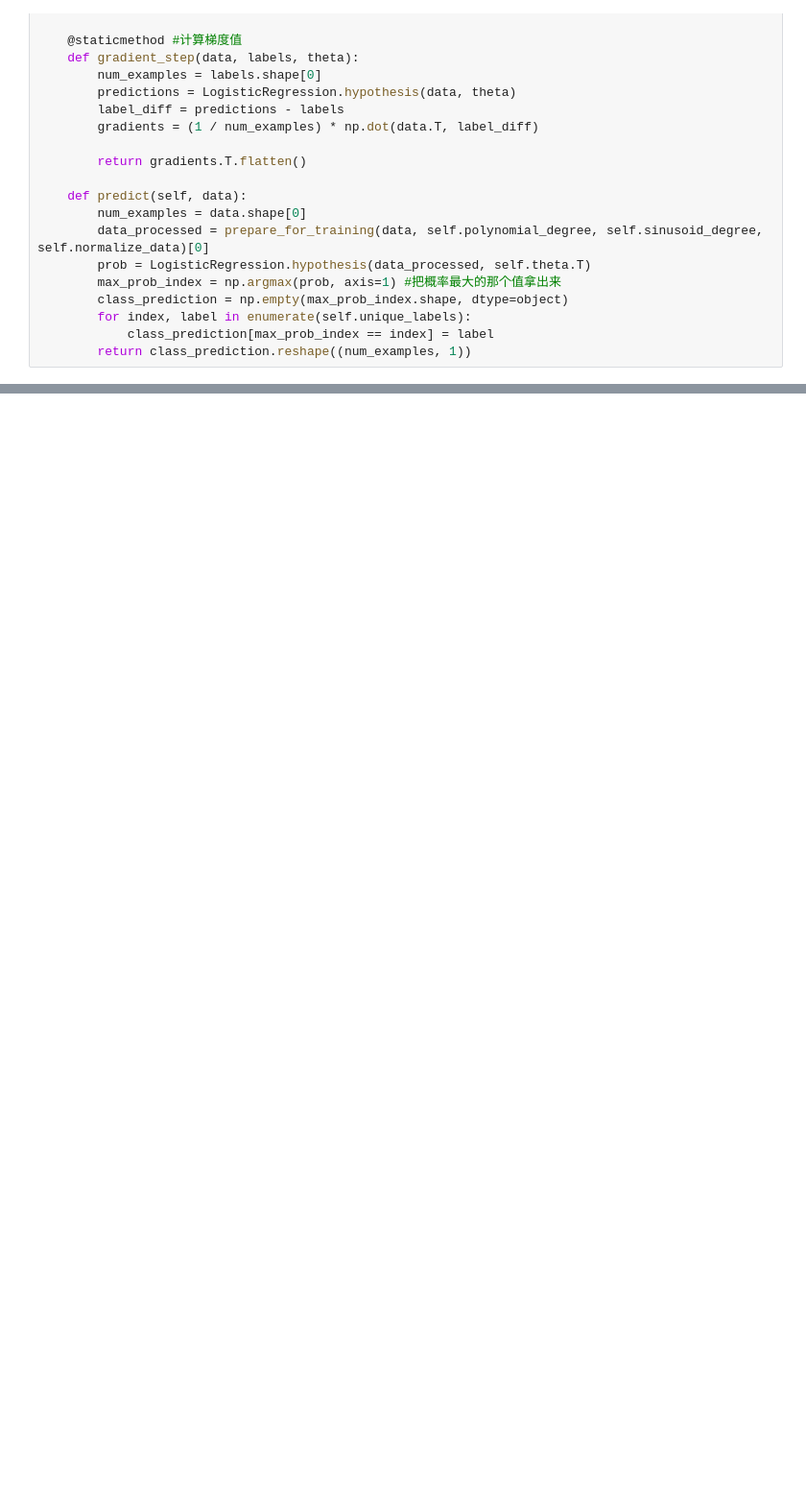
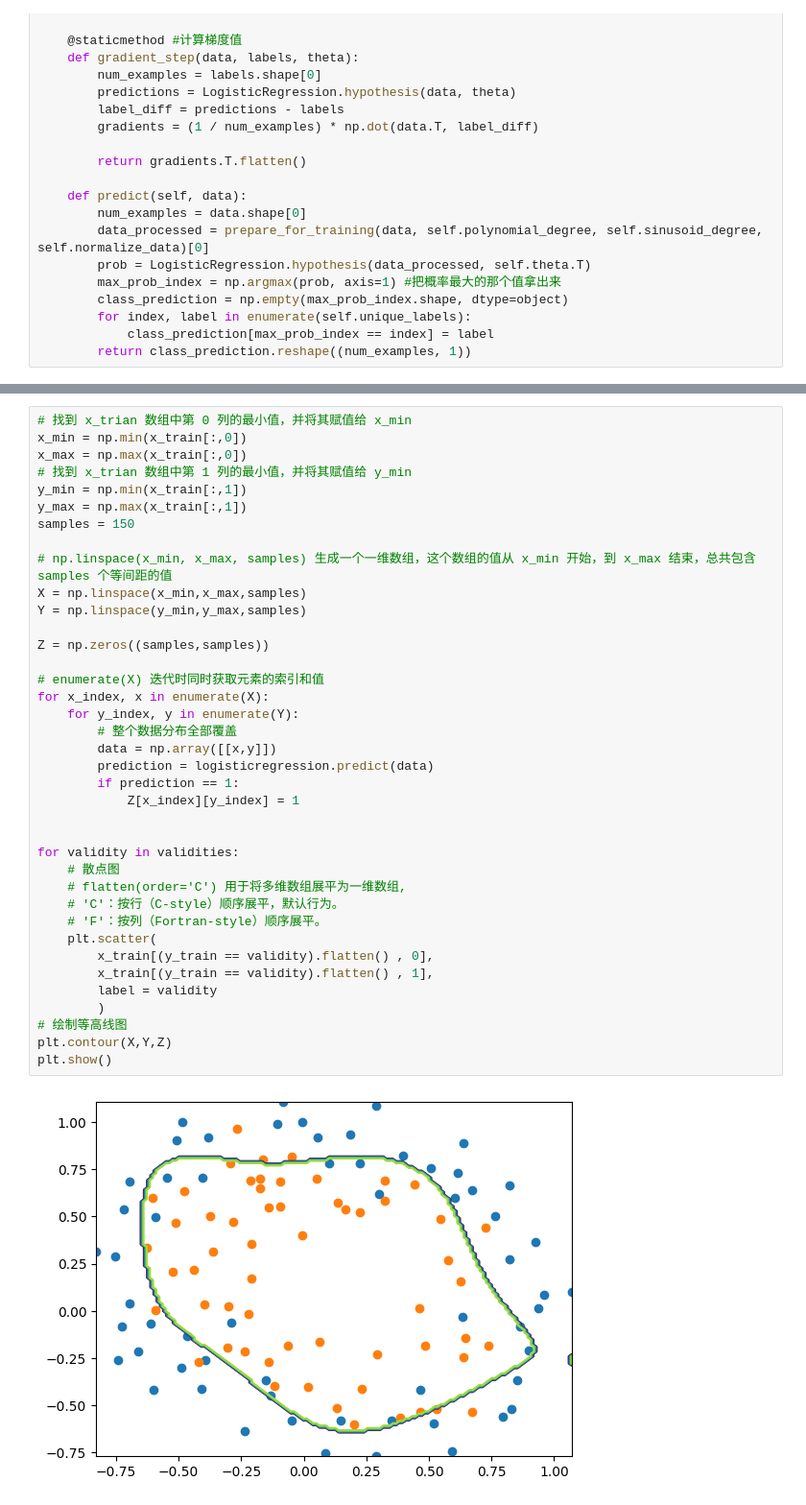
Before and after one commit to zwd1224/machine_learning_practice, a Jupyter notebook: 机器学习/逻辑回归/Non_linear_logistic_regression.ipynb, the cells around one changed output, grey strips where cells are left out. Shown: that part at 96% size. Drawn from its saved outputs; the diff is of its cells as text; blank space fills up the shorter version.

```diff
--- a/机器学习/逻辑回归/Non_linear_logistic_regression.ipynb
+++ b/机器学习/逻辑回归/Non_linear_logistic_regression.ipynb
@@ -110,0 +160,40 @@ data = pd.read_csv('microchips-tests.csv')
+# %%
+# 找到 x_trian 数组中第 0 列的最小值，并将其赋值给 x_min
+x_min = np.min(x_train[:,0])
+x_max = np.max(x_train[:,0])
+# 找到 x_trian 数组中第 1 列的最小值，并将其赋值给 y_min
+y_min = np.min(x_train[:,1])
+y_max = np.max(x_train[:,1])
+samples = 150
+
+# np.linspace(x_min, x_max, samples) 生成一个一维数组，这个数组的值从 x_min 开始，到 x_max 结束，总共包含 samples 个等间距的值
+X = np.linspace(x_min,x_max,samples)
+Y = np.linspace(y_min,y_max,samples)
+
+Z = np.zeros((samples,samples))
+
+# enumerate(X) 迭代时同时获取元素的索引和值
+for x_index, x in enumerate(X):
+    for y_index, y in enumerate(Y):
+        # 整个数据分布全部覆盖
+        data = np.array([[x,y]])
+        prediction = logisticregression.predict(data)
+        if prediction == 1:
+            Z[x_index][y_index] = 1
+
+
+for validity in validities:
+    # 散点图
+    # flatten(order='C') 用于将多维数组展平为一维数组,
+    # 'C'：按行（C-style）顺序展平，默认行为。
+    # 'F'：按列（Fortran-style）顺序展平。
+    plt.scatter(
+        x_train[(y_train == validity).flatten() , 0],
+        x_train[(y_train == validity).flatten() , 1],
+        label = validity
+        )
+# 绘制等高线图
+plt.contour(X,Y,Z)
+plt.show()
+# %% [output]
+[figure, added]
```
Also changed, not shown: parts of 5 cells of this notebook, 1 other file.
